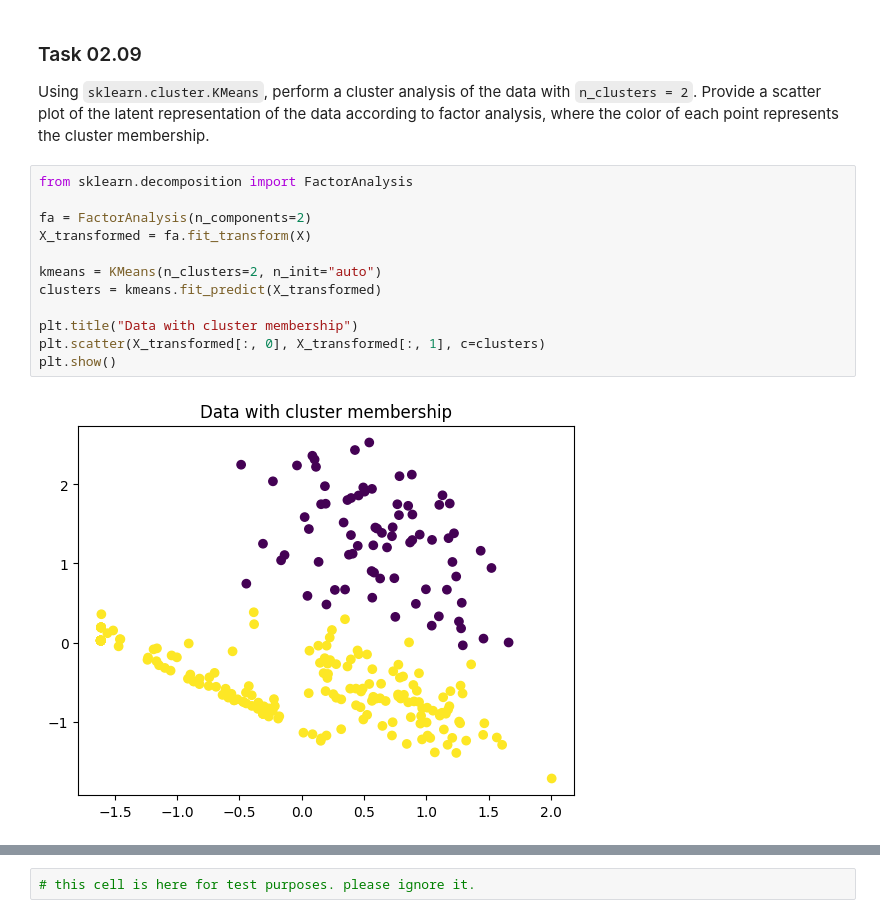
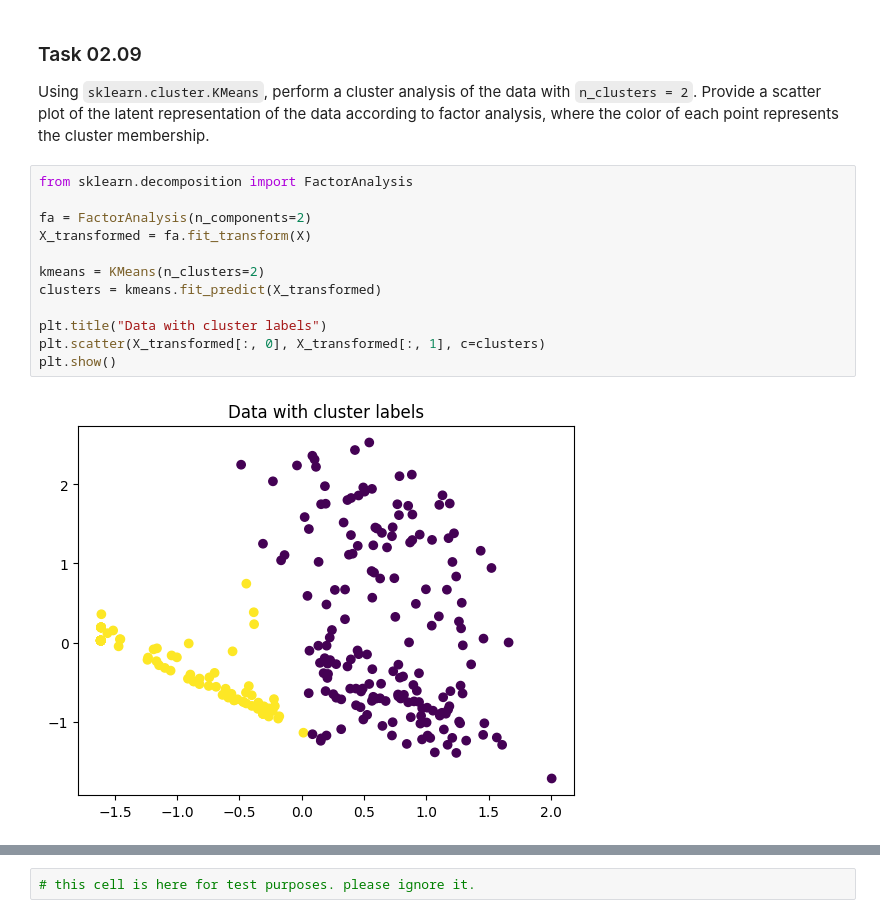
Before and after one commit to bhunecke/data-mining, a Jupyter notebook: sheet02/sheet02.ipynb, the cells around one changed output, grey strips where cells are left out. Drawn from its saved outputs; the diff is of its cells as text.

```diff
--- a/sheet02/sheet02.ipynb
+++ b/sheet02/sheet02.ipynb
@@ -272,14 +274,14 @@ Using `sklearn.cluster.KMeans`, perform a cluster analysis of the data with `n_c
 # %%
 from sklearn.decomposition import FactorAnalysis
 
 fa = FactorAnalysis(n_components=2)
 X_transformed = fa.fit_transform(X)
 
-kmeans = KMeans(n_clusters=2, n_init="auto")
+kmeans = KMeans(n_clusters=2)
 clusters = kmeans.fit_predict(X_transformed)
 
-plt.title("Data with cluster membership")
+plt.title("Data with cluster labels")
 plt.scatter(X_transformed[:, 0], X_transformed[:, 1], c=clusters)
 plt.show()
 # %% [output]
-[figure, old version]
+[figure, new version]
```
Also changed, not shown: parts of 10 cells of this notebook.
